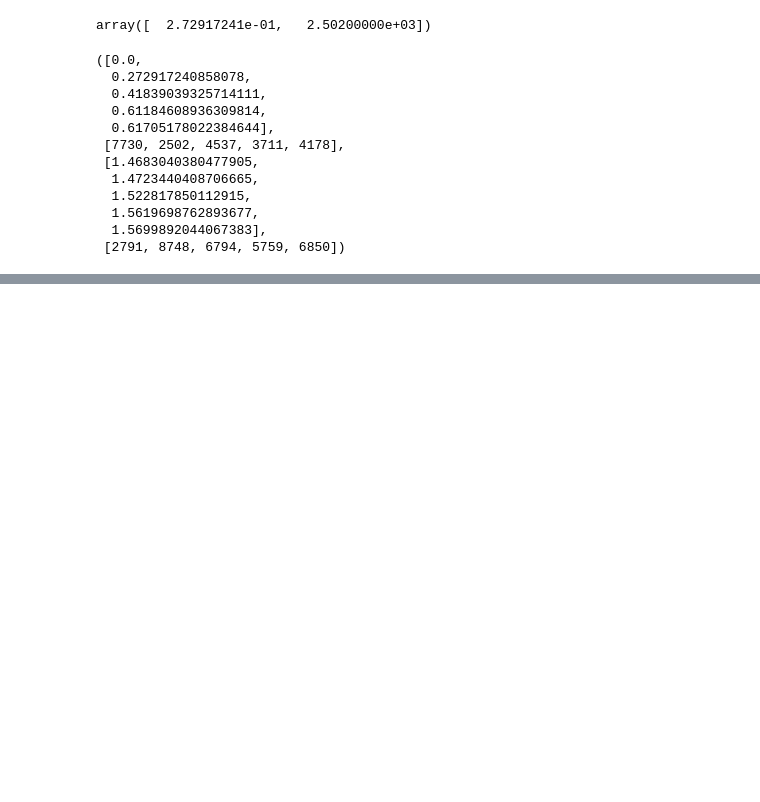
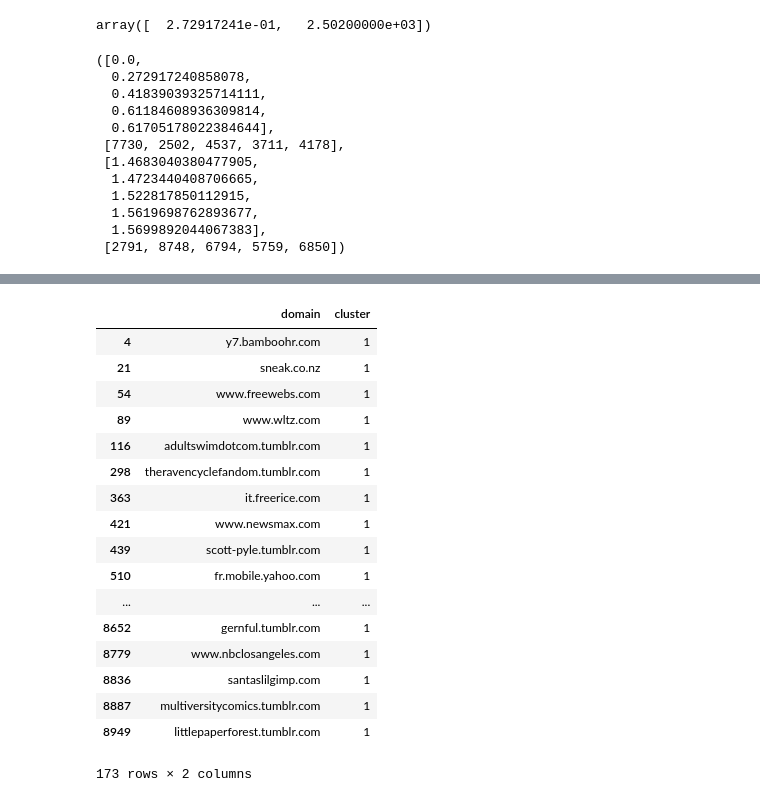
Before and after one commit to kuhanw/link_embedding, a Jupyter notebook: graph_embedding.ipynb, the cells around one changed output, grey strips where cells are left out. Cells and saved outputs as stored; diff of their text form; code cells hidden in the pictures; blank space fills up the shorter version.

```diff
--- a/graph_embedding.ipynb
+++ b/graph_embedding.ipynb
@@ -239,7 +223,7 @@ with tf.Session(graph=graph) as session:
 
         for step in range(num_steps):
 
-            batch_data = generateBatchKuhan(batch_size, num_skips, context_window, target, step)
+            batch_data = generateBatch(batch_size, num_skips, context_window, target, step)
             batch_inputs = [row[0] for row in batch_data]
             batch_labels = [row[1] for row in batch_data]
 
@@ -476,0 +449,4 @@ len(sim_matrix)
+# %%
+k_means = sk.cluster.MiniBatchKMeans(n_clusters=50)
+# %%
+k_means_results = k_means.fit_predict(final_embeddings)
@@ -477,3 +463,26 @@ len(sim_matrix)
+# %%
+df_clusters = pd.DataFrame(list(zip(*[np.array(labels), k_means_results])), columns=['domain', 'cluster'])
+# %%
+df_clusters[df_clusters['cluster']==1]
+# %% [output]
+|  | domain | cluster |
+| 4 | y7.bamboohr.com | 1 |
+| 21 | sneak.co.nz | 1 |
+| 54 | www.freewebs.com | 1 |
+| 89 | www.wltz.com | 1 |
+| 116 | adultswimdotcom.tumblr.com | 1 |
+| 298 | theravencyclefandom.tumblr.com | 1 |
+| 363 | it.freerice.com | 1 |
+| 421 | www.newsmax.com | 1 |
+| 439 | scott-pyle.tumblr.com | 1 |
+| 510 | fr.mobile.yahoo.com | 1 |
+| ... | ... | ... |
+| 8652 | gernful.tumblr.com | 1 |
+| 8779 | www.nbclosangeles.com | 1 |
+| 8836 | santaslilgimp.com | 1 |
+| 8887 | multiversitycomics.tumblr.com | 1 |
+| 8949 | littlepaperforest.tumblr.com | 1 |
+173 rows × 2 columns
 # %%
 learning_grid = [1]
 perplexity_grid = [50]
```
Also changed, not shown: parts of 43 cells of this notebook.
